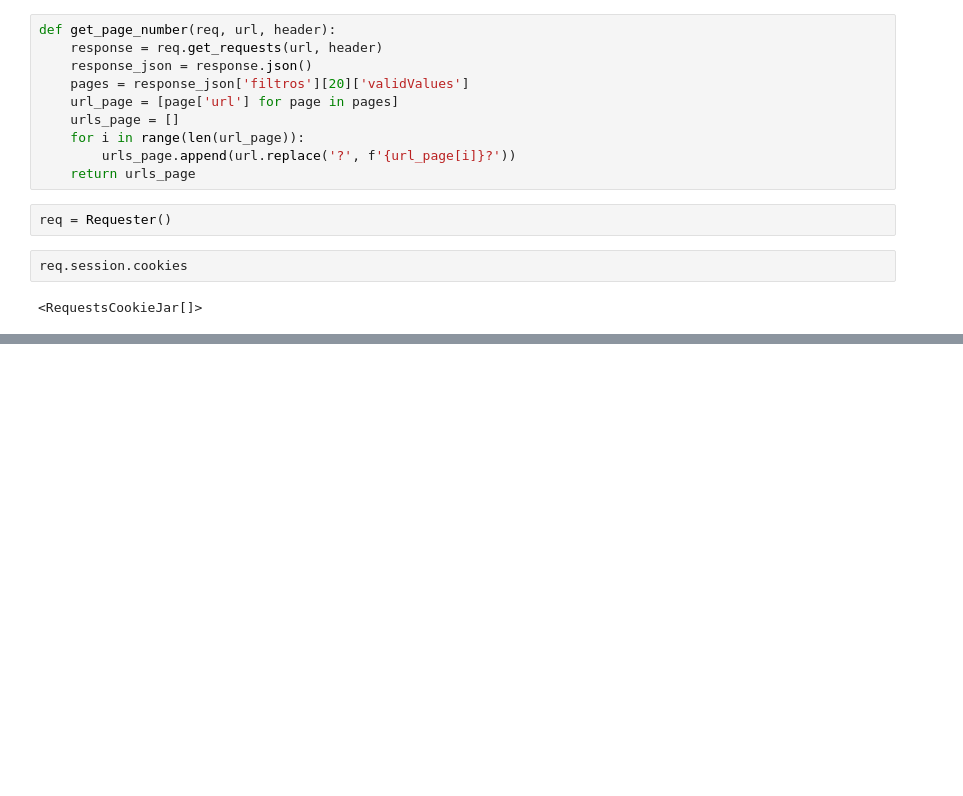
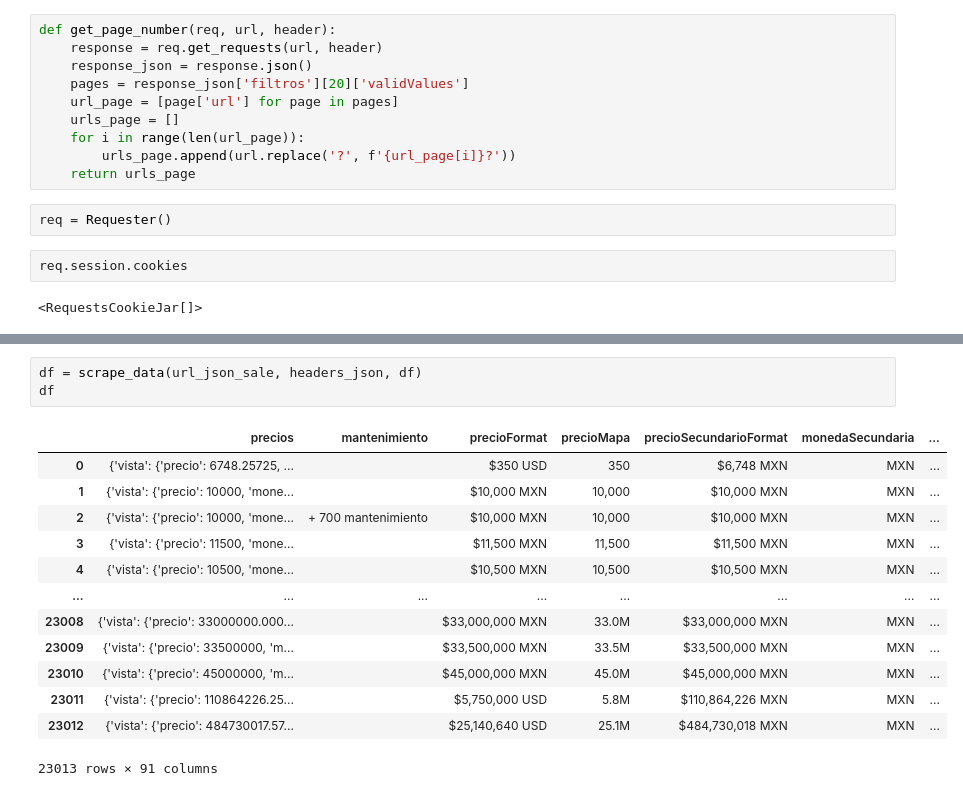
Before and after one commit to Kurtshebayn/Portafolio, a Jupyter notebook: century21_scrapper.ipynb, the cells around one changed output, grey strips where cells are left out. Saved outputs shown, nothing was run; the diff lists cells and outputs as text; blank space fills up the shorter version.

```diff
--- a/century21_scrapper.ipynb
+++ b/century21_scrapper.ipynb
@@ -202,0 +242,17 @@ for url in urls_page:
+# %%
+df = scrape_data(url_json_sale, headers_json, df)
+df
+# %% [output]
+|  | precios | mantenimiento | precioFormat | precioMapa | precioSecundarioFormat | monedaSecundaria | ... |
+| 0 | {'vista': {'precio': 6748.25725, ... |  | $350 USD | 350 | $6,748 MXN | MXN | ... |
+| 1 | {'vista': {'precio': 10000, 'mone... |  | $10,000 MXN | 10,000 | $10,000 MXN | MXN | ... |
+| 2 | {'vista': {'precio': 10000, 'mone... | + 700 mantenimiento | $10,000 MXN | 10,000 | $10,000 MXN | MXN | ... |
+| 3 | {'vista': {'precio': 11500, 'mone... |  | $11,500 MXN | 11,500 | $11,500 MXN | MXN | ... |
+| 4 | {'vista': {'precio': 10500, 'mone... |  | $10,500 MXN | 10,500 | $10,500 MXN | MXN | ... |
+| ... | ... | ... | ... | ... | ... | ... | ... |
+| 23008 | {'vista': {'precio': 33000000.000... |  | $33,000,000 MXN | 33.0M | $33,000,000 MXN | MXN | ... |
+| 23009 | {'vista': {'precio': 33500000, 'm... |  | $33,500,000 MXN | 33.5M | $33,500,000 MXN | MXN | ... |
+| 23010 | {'vista': {'precio': 45000000, 'm... |  | $45,000,000 MXN | 45.0M | $45,000,000 MXN | MXN | ... |
+| 23011 | {'vista': {'precio': 110864226.25... |  | $5,750,000 USD | 5.8M | $110,864,226 MXN | MXN | ... |
+| 23012 | {'vista': {'precio': 484730017.57... |  | $25,140,640 USD | 25.1M | $484,730,018 MXN | MXN | ... |
+23013 rows × 91 columns
```
Also changed, not shown: parts of 16 cells of this notebook.
